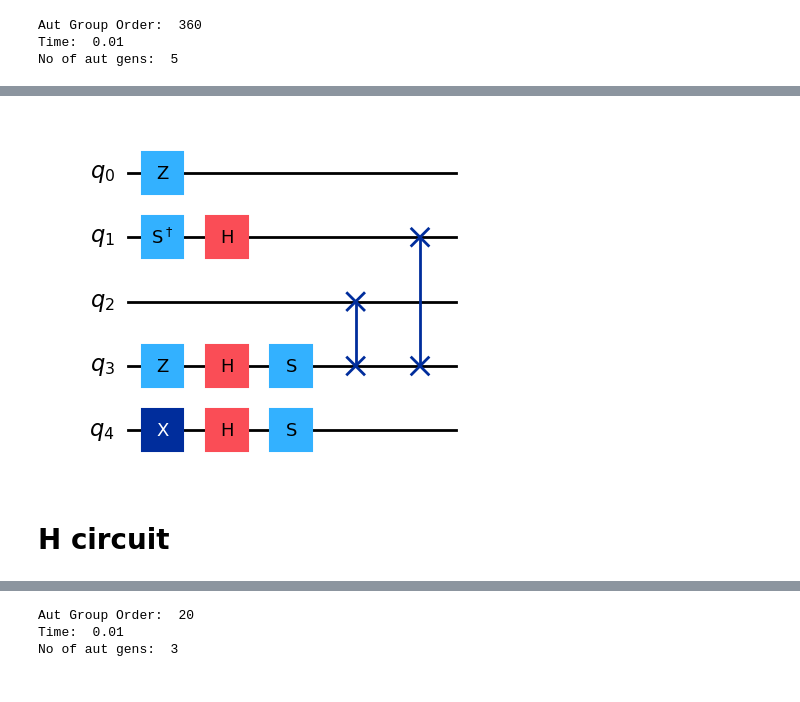
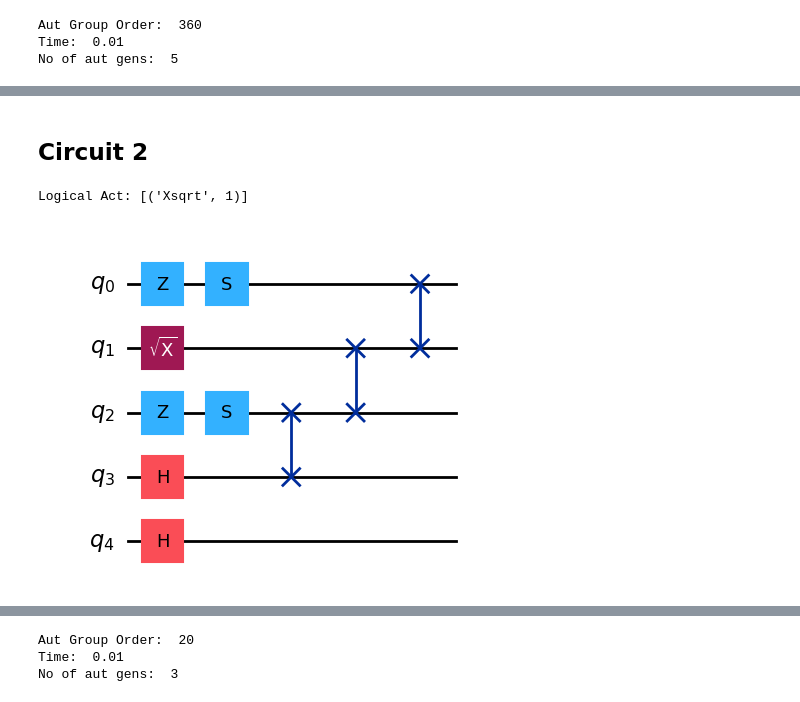
Before and after one commit to hsayginel/autqec, a Jupyter notebook: examples/[[5,1,3]].ipynb, the cells around one changed output, grey strips where cells are left out. Drawn from its saved outputs; the diff is of its cells as text; code cells hidden in the pictures.

```diff
--- a/examples/[[5,1,3]].ipynb
+++ b/examples/[[5,1,3]].ipynb
@@ -34,8 +36,12 @@ Time:  0.01
 No of aut gens:  5
 # %%
 auts = code_auts_dict['auts']
-aut = auts[2]
-phys_act = circ_from_aut(H_symp,aut)
-phys_circ, _ = phys_act.circ()
-act = logical_circ_and_pauli_correct(H_symp,phys_circ)
-circ = act.run()
+circuits = []
+symp_mats = []
+for num, aut in enumerate(auts):
+    phys_act = circ_from_aut(H_symp,aut)
+    phys_circ, _ = phys_act.circ()
+    log_act = logical_circ_and_pauli_correct(H_symp,phys_circ)
+    circ = log_act.run()
+    circuits.append(circ)
+    symp_mats.append(log_act.U_logical_act())
@@ -42,7 +63,10 @@ circ = act.run()
+# %% [markdown]
+## Circuit 2
 # %%
+circ = circuits[1]
+print('Logical Act:', circ[0])
 qc = construct_circuit(circ[1], n)
 qc.draw(output='mpl')
 # %% [output]
+Logical Act: [('Xsqrt', 1)]
-[figure, old version]
+[figure, new version]
-# %% [markdown]
-# H circuit
```
Also changed, not shown: parts of 27 cells of this notebook, 3 other files.
